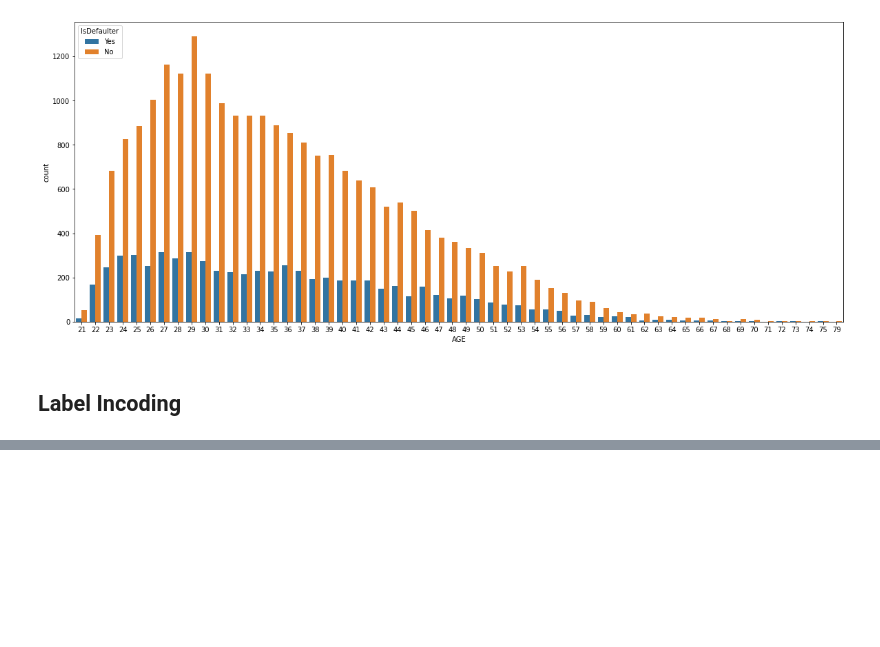
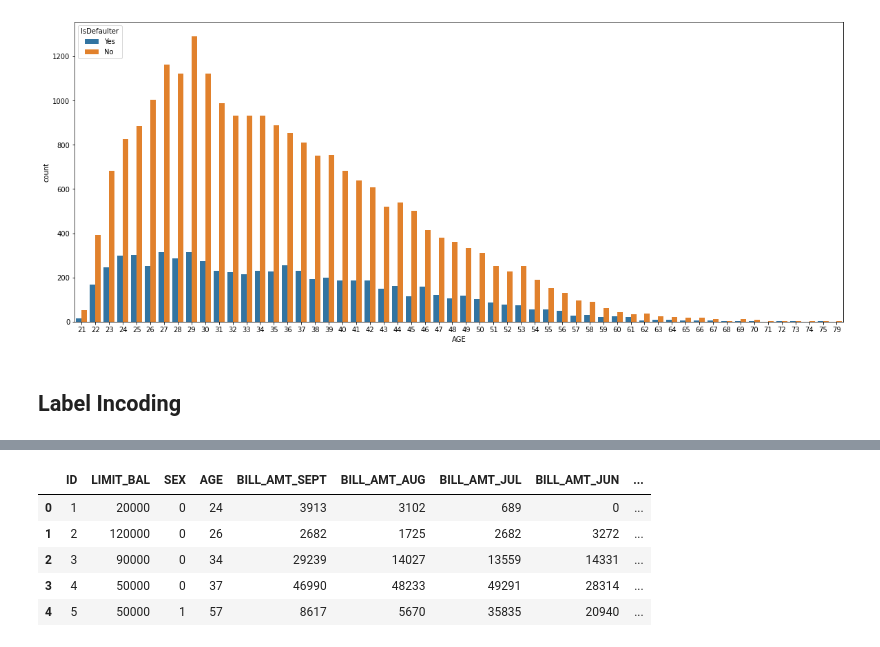
Before and after one commit to Manass20/Credit-Card-Default-Prediction---Capstone-Project, a Jupyter notebook: Credit_Card_Default_Prediction_Capstone_Project.ipynb, the cells around one changed output, grey strips where cells are left out. Cells and saved outputs as stored; diff of their text form; code cells hidden in the pictures; blank space fills up the shorter version.

```diff
--- a/Credit_Card_Default_Prediction_Capstone_Project.ipynb
+++ b/Credit_Card_Default_Prediction_Capstone_Project.ipynb
@@ -365,0 +396,10 @@ sns.countplot(x = 'AGE', hue = 'IsDefaulter', data = df)
+# %%
+#check for all the created variables
+df.head()
+# %% [output]
+|  | ID | LIMIT_BAL | SEX | AGE | BILL_AMT_SEPT | BILL_AMT_AUG | BILL_AMT_JUL | BILL_AMT_JUN | ... |
+| 0 | 1 | 20000 | 0 | 24 | 3913 | 3102 | 689 | 0 | ... |
+| 1 | 2 | 120000 | 0 | 26 | 2682 | 1725 | 2682 | 3272 | ... |
+| 2 | 3 | 90000 | 0 | 34 | 29239 | 14027 | 13559 | 14331 | ... |
+| 3 | 4 | 50000 | 0 | 37 | 46990 | 48233 | 49291 | 28314 | ... |
+| 4 | 5 | 50000 | 1 | 57 | 8617 | 5670 | 35835 | 20940 | ... |
```
Also changed, not shown: parts of 39 cells of this notebook.
